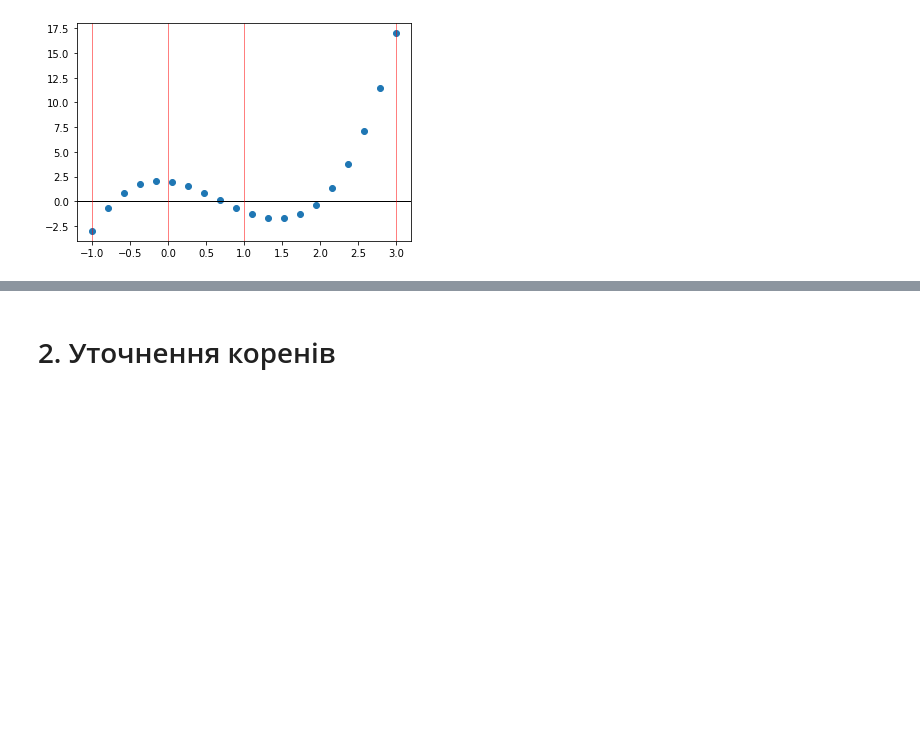
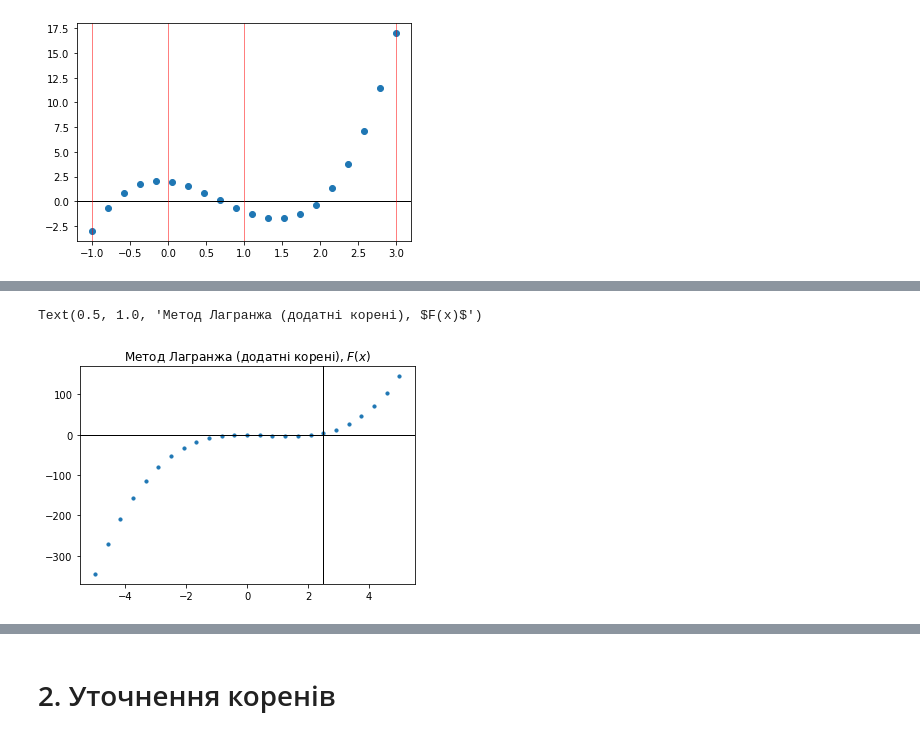
Before and after one commit to mkrooted256/undergrad-work, a Jupyter notebook: 6-computation/lab 1/lab1.ipynb, the cells around one changed output, grey strips where cells are left out. Saved outputs shown, nothing was run; the diff lists cells and outputs as text; code cells hidden in the pictures; blank space fills up the shorter version.

```diff
--- a/6-computation/lab 1/lab1.ipynb
+++ b/6-computation/lab 1/lab1.ipynb
@@ -138,0 +165,12 @@ for b in init_borders:
+# %%
+def F(x):
+    return 2*x**3 - 4*x**2 - x
+
+X1 = np.linspace(-5, 5, 25)
+plt.scatter(X1, F(X1), s=10)
+plt.gca().axhline(0, c='k', lw=1)
+plt.gca().axvline(2.5, c='k', lw=1)
+plt.gca().set_title("Метод Лагранжа (додатні корені), $F(x)$")
+# %% [output]
+Text(0.5, 1.0, 'Метод Лагранжа (додатні корені), $F(x)$')
+[figure, added]
```
Also changed, not shown: parts of 10 cells of this notebook, 33 other files.
